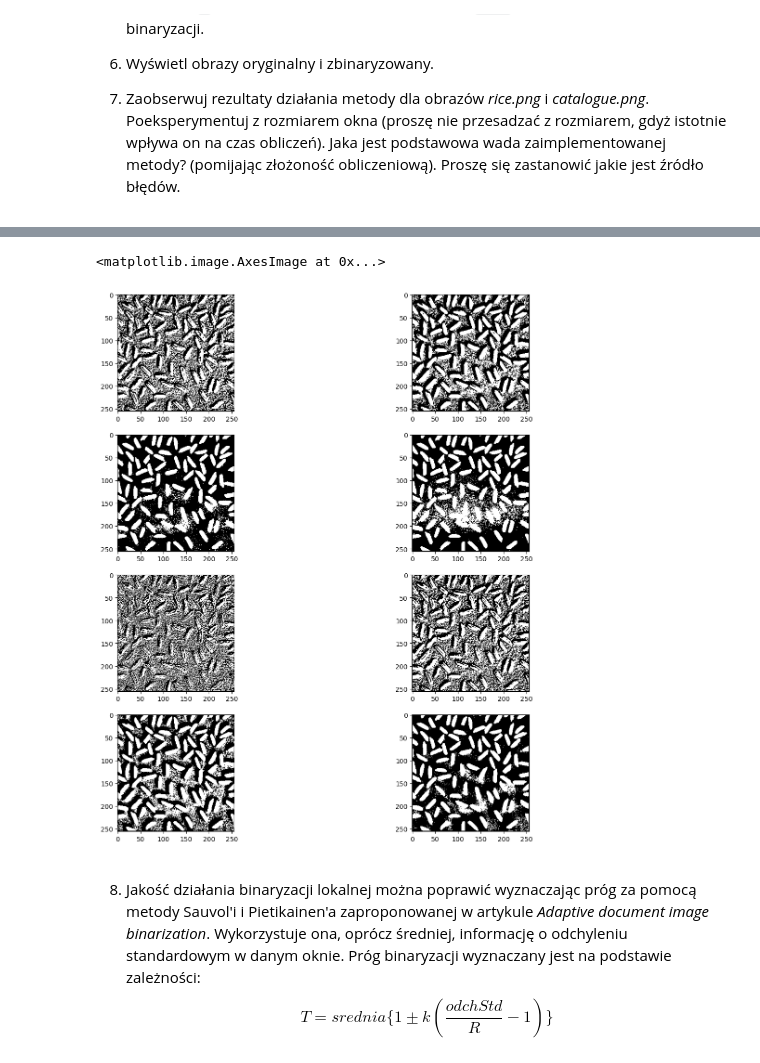
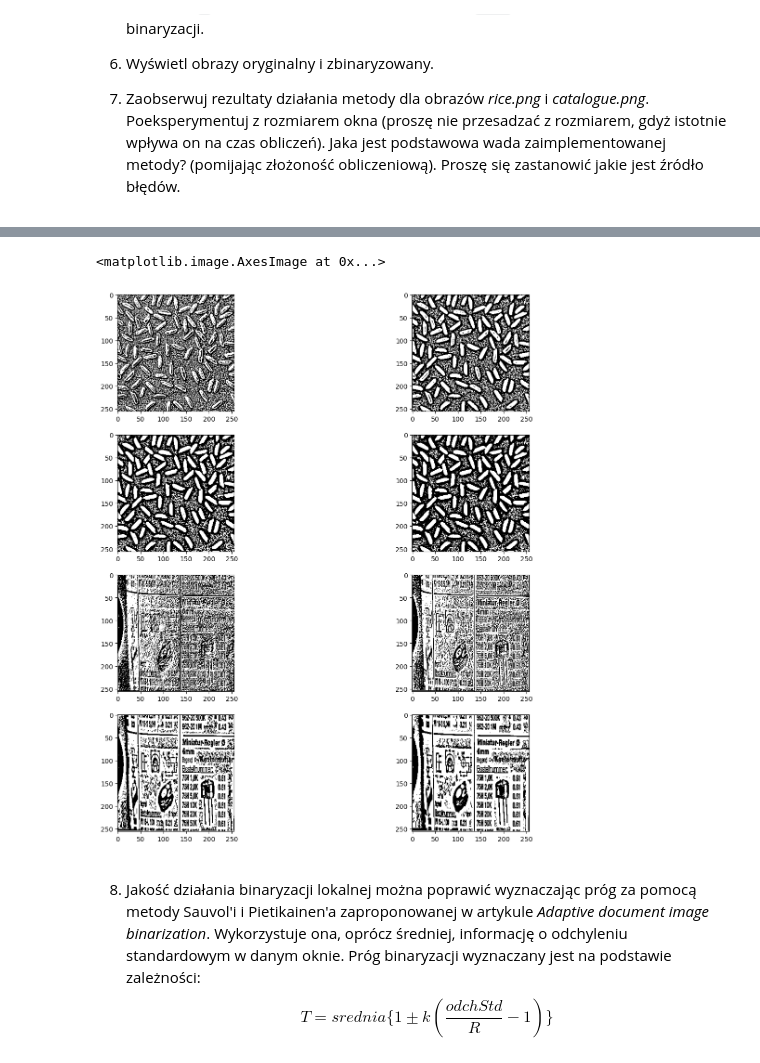
Before and after one commit to YgLK/computer_vision, a Jupyter notebook: lab04/04_thresholding.ipynb, the cells around one changed output, grey strips where cells are left out. Cells and saved outputs as stored; diff of their text form; code cells hidden in the pictures.

```diff
--- a/lab04/04_thresholding.ipynb
+++ b/lab04/04_thresholding.ipynb
@@ -522,19 +528,14 @@ result_img = np.zeros((X,Y))
 # wybieramy piksele które mają minimum 7 pixeli odstępu od każdej z krawędzi
 #     (np. 7 pixeli z lewej + wybrany pixel + 7 pixeli z prawej = 15 pixeli, analogicznie z góry)
 margin = W//2
-for i in range(W//2, X - W//2):
-    for j in range(W//2, Y - W//2):
-        window = rice[i-W//2:i+W//2, j-W//2:j+W//2]
-        mean = window.mean()
-        result_img[i-W//2:i+W//2, j-W//2:j+W//2] = (window > mean).astype('int')
 # %%
 # po refaktoryzacji
 def local_binarization(img, W=15):
     result_img = np.zeros((X,Y))
     margin = W//2
-    for i in range(margin, X - margin):
-        for j in range(margin, Y - margin):
-            window = rice[i-margin:i+margin, j-margin:j+margin]
+    for i in range(0, X):
+        for j in range(0, Y):
+            window = img[max(0,i-margin):min(X,i+margin), max(0, j-margin):min(X,j+margin)]
             mean = window.mean()
-            result_img[i-margin:i+margin, j-margin:j+margin] = (window > mean).astype('int')
+            result_img[i, j] = (img[i, j] > mean).astype('int')
     return result_img
@@ -546,18 +542,18 @@ plt.imshow(local_binarization(rice, 15), cmap='gray')
 # %%
 fig, axs = plt.subplots(4,2)
 fig.set_size_inches(15, 15)
 
 axs[0,0].imshow(local_binarization(rice, W=4), cmap='gray')
 axs[0,1].imshow(local_binarization(rice, W=8), cmap='gray')
-axs[1,0].imshow(local_binarization(rice, W=32), cmap='gray')
-axs[1,1].imshow(local_binarization(rice, W=64), cmap='gray')
+axs[1,0].imshow(local_binarization(rice, W=10), cmap='gray')
+axs[1,1].imshow(local_binarization(rice, W=12), cmap='gray')
 axs[2,0].imshow(local_binarization(catalogue, W=3), cmap='gray')
 axs[2,1].imshow(local_binarization(catalogue, W=5), cmap='gray')
 axs[3,0].imshow(local_binarization(catalogue, W=10), cmap='gray')
-axs[3,1].imshow(local_binarization(catalogue, W=25), cmap='gray')
+axs[3,1].imshow(local_binarization(catalogue, W=15), cmap='gray')
 # %% [output]
 <matplotlib.image.AxesImage at 0x...>
-[figure, old version]
+[figure, new version]
 # %% [markdown]
 8. Jakość działania binaryzacji lokalnej można poprawić wyznaczając próg za pomocą metody Sauvol'i i Pietikainen'a zaproponowanej w artykule *Adaptive document image binarization*.
 Wykorzystuje ona, oprócz średniej, informację o odchyleniu standardowym w danym oknie.
```
Also changed, not shown: parts of 6 cells of this notebook, 1 other file.
